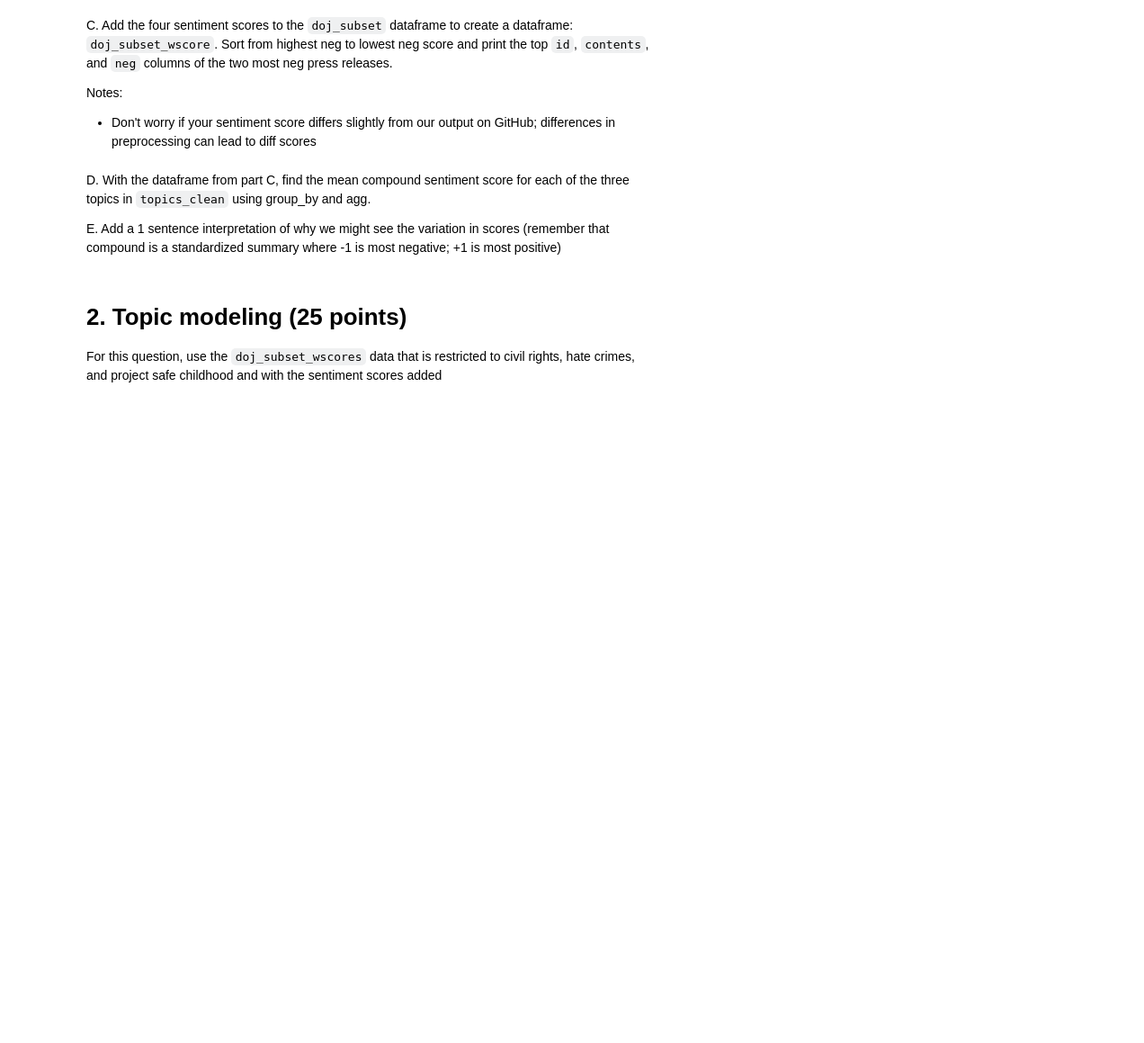
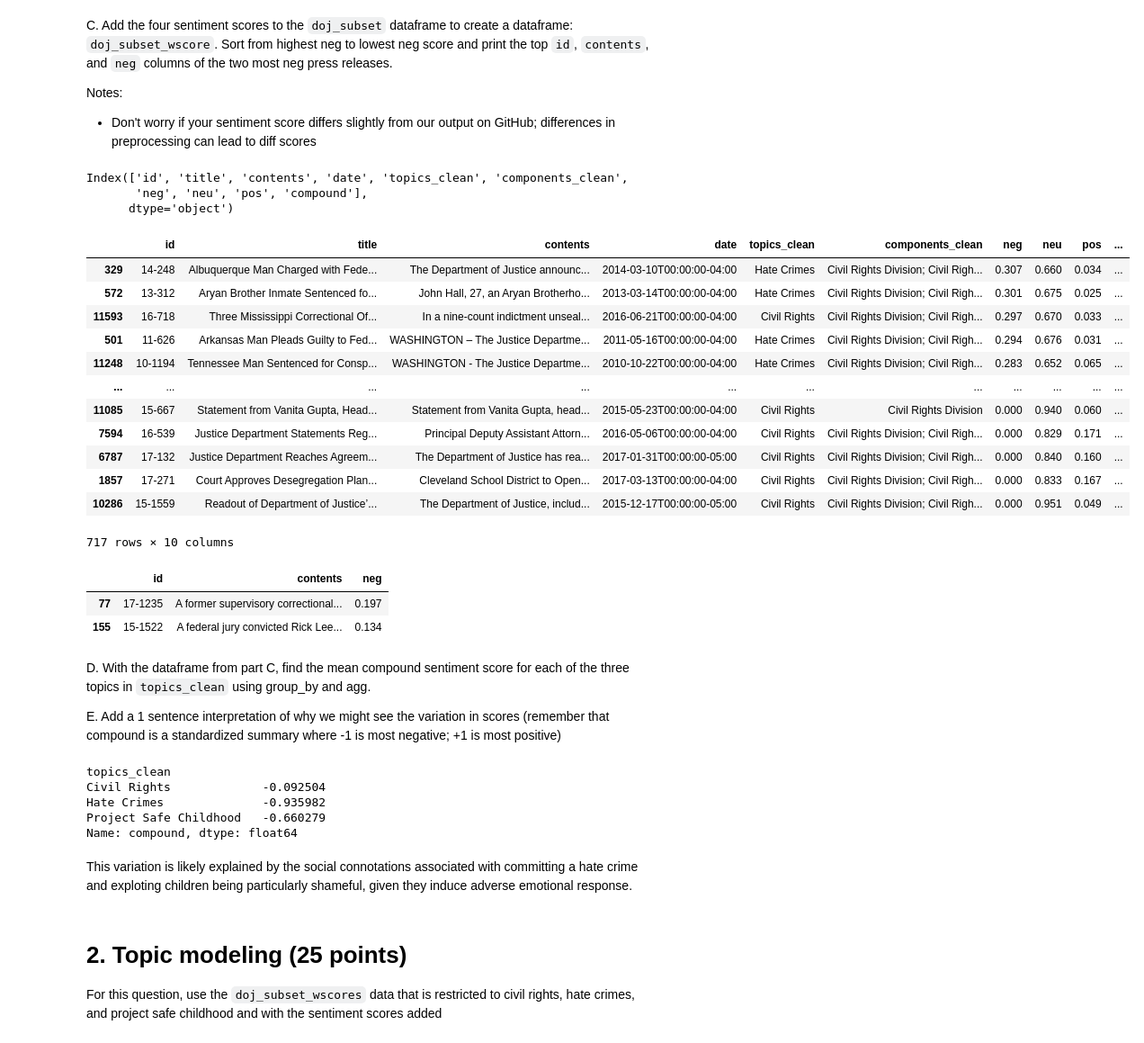
Before and after one commit to victoralexandermoreno/QSS20_S24, a Jupyter notebook: my_work_victor_moreno/pset3/pset3_blank.ipynb, the cells around one changed output. Shown at 90% size. Saved outputs shown, nothing was run; the diff lists cells and outputs as text; code cells hidden in the pictures; blank space fills up the shorter version.

```diff
--- a/my_work_victor_moreno/pset3/pset3_blank.ipynb
+++ b/my_work_victor_moreno/pset3/pset3_blank.ipynb
@@ -118,3 +196,7 @@ A. Using the original `pharma` press release (so the one before stripping punctu
 B. Print the unique named entities with the tag: `LAW`
 # %%
 ## your code here for part A
+
+doc = nlp(pharma)
+entities = [(ent.text, ent.label_) for ent in doc.ents]
+entities
@@ -144,0 +309,9 @@ A. Subset the press releases to those labeled with one of three topics via `topi
+# %%
+## your code here for subsetting
+## reg ex pattern for string begins and ends with one of the three topics
+pattern = r'^(Civil Rights|Hate Crimes|Project Safe Childhood)$'
+## subset doj
+doj_subset = doj[doj['topics_clean'].str.contains(pattern)]
+## check
+print(f'There are {len(doj_subset)} rows in the subset.')
+doj_subset.head()
@@ -154,4 +335,26 @@ Apply that function to each of the press releases in `doj_subset`.
 **Hints**:
 
 - A function + list comprehension to execute will takes about 30 seconds on a respectable local machine and about 2 mins on jhub; if it's taking a very long time, you may want to check your code for inefficiencies. If you can't fix those, for partial credit on this part/full credit on remainder, you can take a small random sample of the 717
+# %%
+## your code here to define function
+
+def sentiment_analysis(press_release_string):
+    ## process the contents of contents (haha!) with SpaCy
+    doc = nlp(press_release_string)
+
+    ## create a reg ex pattern with OR, as reccomended, to look for any and all named entities identified w ent.text
+        ## also used re.escape to handle special characters instead of doing so manually
+    pattern = '|'.join(re.escape(ent.text) for ent in doc.ents if ent.text.strip())
+
+    ## use re.sub to as reccomended to replace named entities in press_release_string with an empty string.
+    cleaned_text = re.sub(pattern, '', press_release_string, flags=re.IGNORECASE)
+
+    ## initialize the SentimentIntensity Analyzer
+    sentiment = SentimentIntensityAnalyzer()
+
+    ## Score the sentiment of the entire press release using the `SentimentIntensityAnalyzer` and `polarity_scores`
+    sentiment_dict = sentiment.polarity_scores(cleaned_text)
+
+    # Return the length-four (negative, positive, neutral, compound) sentiment dictionary
+    return sentiment_dict
 # %%
@@ -169,9 +388,51 @@ Notes:
+# %%
+## your code here
+doj_subset['sentiment_scores'] = doj_subset.contents.apply(sentiment_analysis)
+## unpack each dictionary in the column, make each key/category its own column!
+                        ## drop sentiment_scores column keep the rows
+                                                                        ## make each key into a column
+doj_subset_wscore = pd.concat([doj_subset.drop(['sentiment_scores'], axis=1), doj_subset['sentiment_scores'].apply(pd.Series)], axis=1)
+doj_subset_wscore.columns
+doj_subset_wscore.sort_values(by = 'neg', ascending = False) ## put in descending order high to low
+# %% [output]
+Index(['id', 'title', 'contents', 'date', 'topics_clean', 'components_clean',
+       'neg', 'neu', 'pos', 'compound'],
+      dtype='object')
+|  | id | title | contents | date | topics_clean | components_clean | neg | neu | pos | ... |
+| 329 | 14-248 | Albuquerque Man Charged with Fede... | The Department of Justice announc... | 2014-03-10T00:00:00-04:00 | Hate Crimes | Civil Rights Division; Civil Righ... | 0.307 | 0.660 | 0.034 | ... |
+| 572 | 13-312 | Aryan Brother Inmate Sentenced fo... | John Hall, 27, an Aryan Brotherho... | 2013-03-14T00:00:00-04:00 | Hate Crimes | Civil Rights Division; Civil Righ... | 0.301 | 0.675 | 0.025 | ... |
+| 11593 | 16-718 | Three Mississippi Correctional Of... | In a nine-count indictment unseal... | 2016-06-21T00:00:00-04:00 | Civil Rights | Civil Rights Division; Civil Righ... | 0.297 | 0.670 | 0.033 | ... |
+| 501 | 11-626 | Arkansas Man Pleads Guilty to Fed... | WASHINGTON – The Justice Departme... | 2011-05-16T00:00:00-04:00 | Hate Crimes | Civil Rights Division; Civil Righ... | 0.294 | 0.676 | 0.031 | ... |
+| 11248 | 10-1194 | Tennessee Man Sentenced for Consp... | WASHINGTON - The Justice Departme... | 2010-10-22T00:00:00-04:00 | Hate Crimes | Civil Rights Division; Civil Righ... | 0.283 | 0.652 | 0.065 | ... |
+| ... | ... | ... | ... | ... | ... | ... | ... | ... | ... | ... |
+| 11085 | 15-667 | Statement from Vanita Gupta, Head... | Statement from Vanita Gupta, head... | 2015-05-23T00:00:00-04:00 | Civil Rights | Civil Rights Division | 0.000 | 0.940 | 0.060 | ... |
+| 7594 | 16-539 | Justice Department Statements Reg... | Principal Deputy Assistant Attorn... | 2016-05-06T00:00:00-04:00 | Civil Rights | Civil Rights Division; Civil Righ... | 0.000 | 0.829 | 0.171 | ... |
+| 6787 | 17-132 | Justice Department Reaches Agreem... | The Department of Justice has rea... | 2017-01-31T00:00:00-05:00 | Civil Rights | Civil Rights Division; Civil Righ... | 0.000 | 0.840 | 0.160 | ... |
+| 1857 | 17-271 | Court Approves Desegregation Plan... | Cleveland School District to Open... | 2017-03-13T00:00:00-04:00 | Civil Rights | Civil Rights Division; Civil Righ... | 0.000 | 0.833 | 0.167 | ... |
+| 10286 | 15-1559 | Readout of Department of Justice’... | The Department of Justice, includ... | 2015-12-17T00:00:00-05:00 | Civil Rights | Civil Rights Division; Civil Righ... | 0.000 | 0.951 | 0.049 | ... |
+717 rows × 10 columns
+# %%
+doj_subset_wscore_C = doj_subset_wscore.head(2)
+doj_subset_wscore_C[['id','contents', 'neg']]
+# %% [output]
+|  | id | contents | neg |
+| 77 | 17-1235 | A former supervisory correctional... | 0.197 |
+| 155 | 15-1522 | A federal jury convicted Rick Lee... | 0.134 |
 # %% [markdown]
 D. With the dataframe from part C, find the mean compound sentiment score for each of the three topics in `topics_clean` using group_by and agg.
 
 E. Add a 1 sentence interpretation of why we might see the variation in scores (remember that compound is a standardized summary where -1 is most negative; +1 is most positive)
 # %%
 ## agg and find the mean compound score by topic
+doj_subset_wscore.groupby('topics_clean')['compound'].agg('mean')
+# %% [output]
+topics_clean
+Civil Rights             -0.092504
+Hate Crimes              -0.935982
+Project Safe Childhood   -0.660279
+Name: compound, dtype: float64
+# %% [markdown]
+This variation is likely explained by the social connotations associated with committing a hate crime and exploting children being particularly shameful, given they induce adverse emotional response.
 # %% [markdown]
 # 2. Topic modeling (25 points)
 
```
Also changed, not shown: parts of 49 cells of this notebook, 2 other files.
